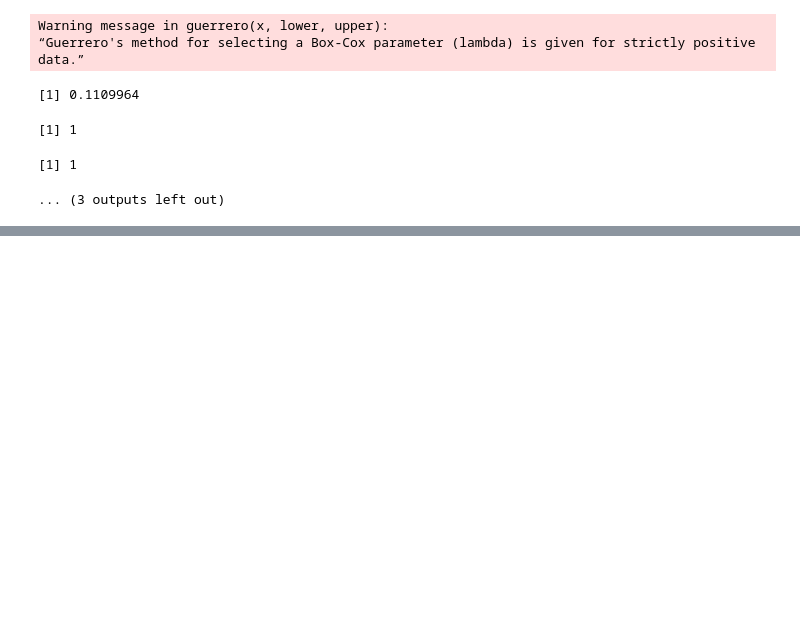
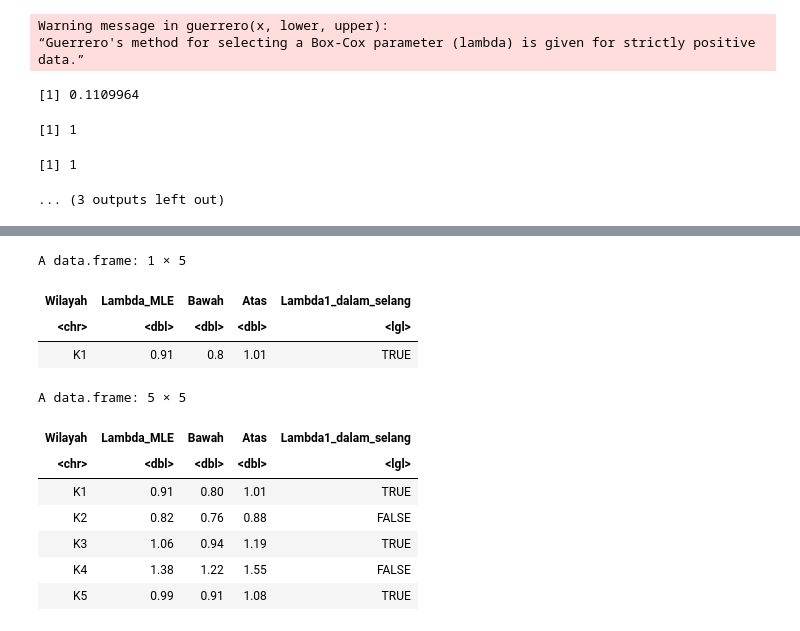
Before and after one commit to estyaprnm/Thesis, a Jupyter notebook: Copy_of_thesisgstar.ipynb, the cells around one changed output, grey strips where cells are left out. Cells and saved outputs as stored; diff of their text form; code cells hidden in the pictures; blank space fills up the shorter version.

```diff
--- a/Copy_of_thesisgstar.ipynb
+++ b/Copy_of_thesisgstar.ipynb
@@ -1242,0 +1349,34 @@ hasilK5
+# %%
+library(MASS)
+
+cek_selang2 <- function(x, nama = "") {
+  d  <- data.frame(y = as.numeric(x))
+  bc <- boxcox(y ~ 1, data = d, lambda = seq(-3, 3, 0.01), plotit = FALSE)
+  batas <- max(bc$y) - qchisq(0.95, 1) / 2
+  ci <- range(bc$x[bc$y >= batas])
+  data.frame(Wilayah = nama,
+             Lambda_MLE = round(bc$x[which.max(bc$y)], 2),
+             Bawah = round(ci[1], 2),
+             Atas  = round(ci[2], 2),
+             Lambda1_dalam_selang = 1 >= ci[1] & 1 <= ci[2])
+}
+
+# Cek satu kolom dulu
+cek_selang2(data_transf$K1, "K1")
+
+# Lalu semua kolom
+do.call(rbind, lapply(names(data_transf),
+        function(w) cek_selang2(data_transf[[w]], w)))
+# %% [output]
+A data.frame: 1 × 5
+| Wilayah | Lambda_MLE | Bawah | Atas | Lambda1_dalam_selang |
+| <chr> | <dbl> | <dbl> | <dbl> | <lgl> |
+| K1 | 0.91 | 0.8 | 1.01 | TRUE |
+A data.frame: 5 × 5
+| Wilayah | Lambda_MLE | Bawah | Atas | Lambda1_dalam_selang |
+| <chr> | <dbl> | <dbl> | <dbl> | <lgl> |
+| K1 | 0.91 | 0.80 | 1.01 | TRUE |
+| K2 | 0.82 | 0.76 | 0.88 | FALSE |
+| K3 | 1.06 | 0.94 | 1.19 | TRUE |
+| K4 | 1.38 | 1.22 | 1.55 | FALSE |
+| K5 | 0.99 | 0.91 | 1.08 | TRUE |
```
Also changed, not shown: parts of 8 cells of this notebook.
